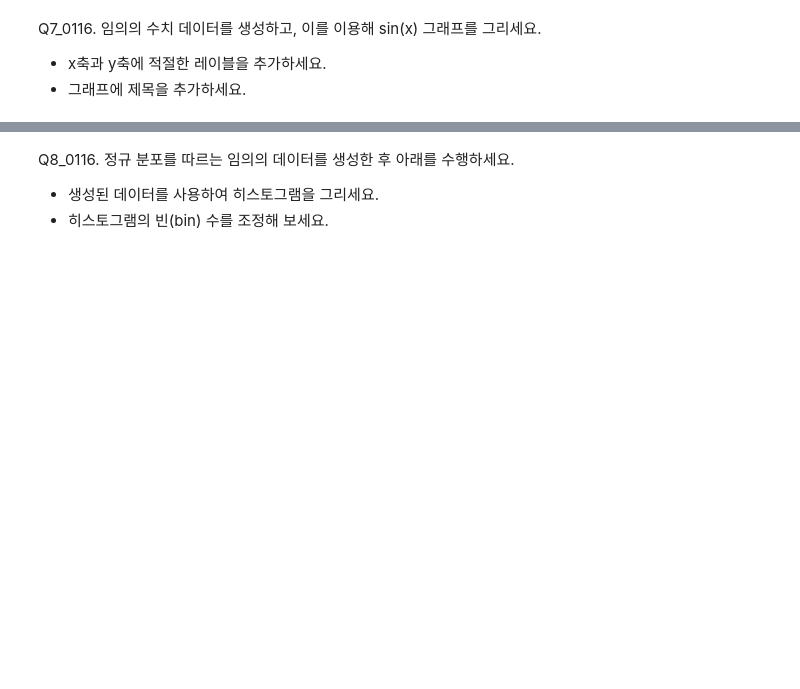
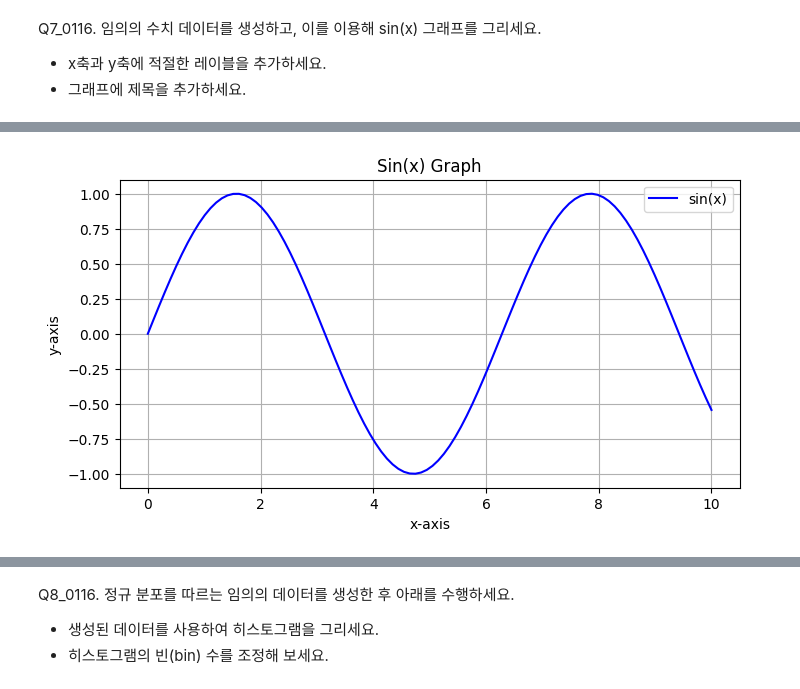
Before and after one commit to CrayonHanChan/kita_231026, a Jupyter notebook: m3_분석라이브러리/visualization/시각화1.ipynb, the cells around one changed output, grey strips where cells are left out. Cells and saved outputs as stored; diff of their text form; code cells hidden in the pictures; blank space fills up the shorter version.

```diff
--- a/m3_분석라이브러리/visualization/시각화1.ipynb
+++ b/m3_분석라이브러리/visualization/시각화1.ipynb
@@ -983,0 +1038,19 @@ Q7_0116. 임의의 수치 데이터를 생성하고, 이를 이용해 sin(x) 그
+# %%
+import matplotlib.pyplot as plt
+import numpy as np
+
+# 데이터 생성
+x = np.linspace(0, 10, 100)  # 0부터 10까지 100개의 값 생성
+y = np.sin(x)  # x에 대한 sin 값을 계산
+
+# 그래프 그리기
+plt.figure(figsize=(8, 4))  # 그래프 크기 설정
+plt.plot(x, y, color='blue', label='sin(x)')  # sin(x) 그래프 그리기, 색상과 레이블 지정
+plt.title("Sin(x) Graph")  # 그래프 제목
+plt.xlabel("x-axis")  # x축 레이블
+plt.ylabel("y-axis")  # y축 레이블
+plt.legend()  # 범례 표시
+plt.grid(True)  # 그리드 표시
+plt.show()  # 그래프 표시
+# %% [output]
+[figure, added]
```
Also changed, not shown: parts of 25 cells of this notebook, 3 other files.
